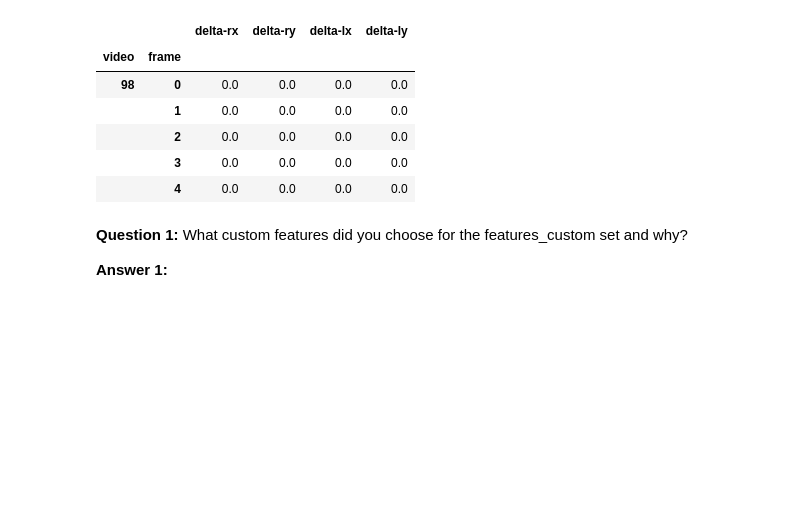
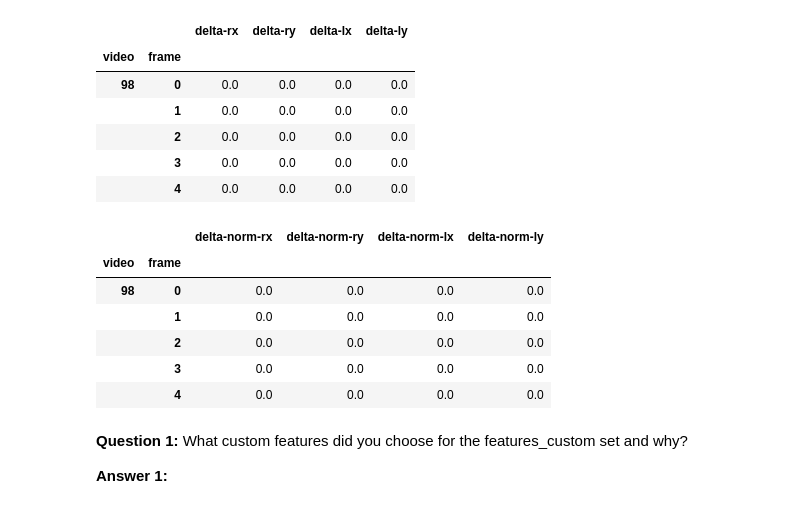
Before and after one commit to romkof/AIND-Recognizer, a Jupyter notebook: asl_recognizer.ipynb, the cells around one changed output. Saved outputs shown, nothing was run; the diff lists cells and outputs as text; code cells hidden in the pictures; blank space fills up the shorter version.

```diff
--- a/asl_recognizer.ipynb
+++ b/asl_recognizer.ipynb
@@ -263,8 +263,24 @@ asl.df[features_delta].head()
 # %%
 # TODO add features of your own design, which may be a combination of the above or something else
 # Name these whatever you would like
 
 # TODO define a list named 'features_custom' for building the training set
+
+features_custom = ['delta-norm-rx', 'delta-norm-ry', 'delta-norm-lx', 'delta-norm-ly']
+asl.df['delta-norm-rx'] = asl.df['norm-rx'].diff().fillna(0)
+asl.df['delta-norm-ry'] = asl.df['norm-ry'].diff().fillna(0)
+asl.df['delta-norm-lx'] = asl.df['norm-lx'].diff().fillna(0)
+asl.df['delta-norm-ly'] = asl.df['norm-ly'].diff().fillna(0)
+
+asl.df[features_custom].head()
+# %% [output]
+|  |  | delta-norm-rx | delta-norm-ry | delta-norm-lx | delta-norm-ly |
+| video | frame |  |  |  |  |
+| 98 | 0 | 0.0 | 0.0 | 0.0 | 0.0 |
+|  | 1 | 0.0 | 0.0 | 0.0 | 0.0 |
+|  | 2 | 0.0 | 0.0 | 0.0 | 0.0 |
+|  | 3 | 0.0 | 0.0 | 0.0 | 0.0 |
+|  | 4 | 0.0 | 0.0 | 0.0 | 0.0 |
 # %% [markdown]
 **Question 1:**  What custom features did you choose for the features_custom set and why?
 
```
Also changed, not shown: parts of 27 cells of this notebook.
